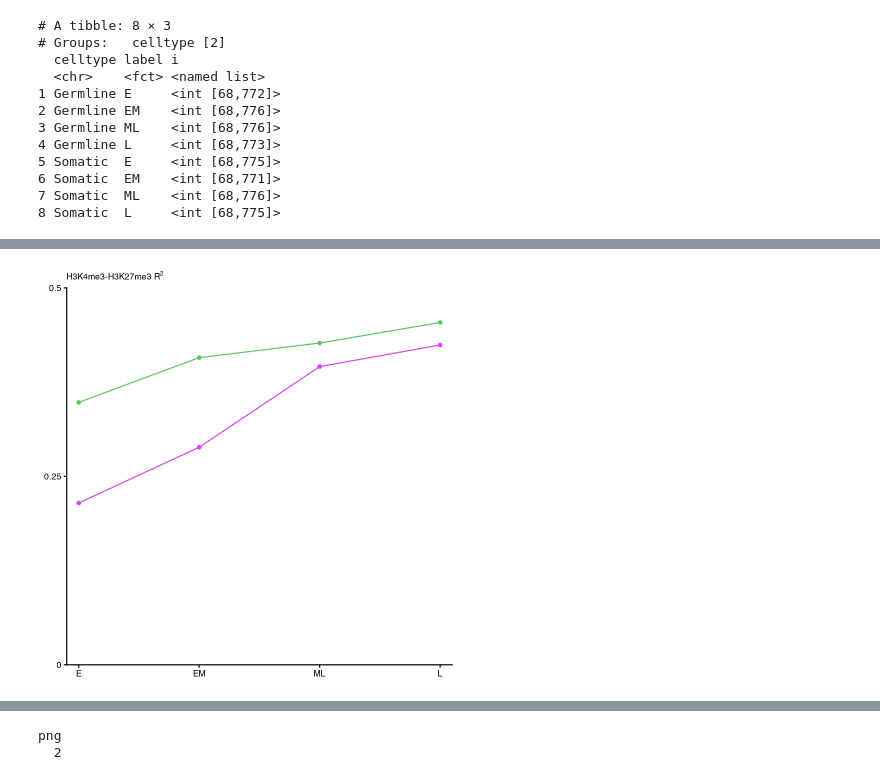
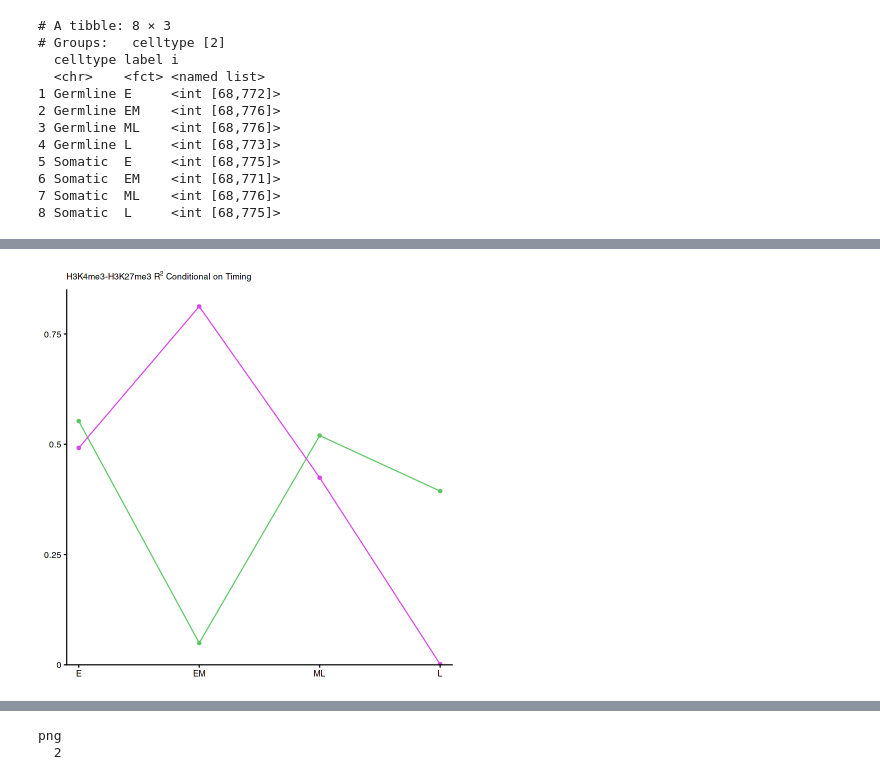
Before and after one commit to ringw/Upd-Germline-Genomics, a Jupyter notebook: illustrations/HistoneCodeReplicationCode.ipynb, the cells around one changed output, grey strips where cells are left out. Saved outputs shown, nothing was run; the diff lists cells and outputs as text; code cells hidden in the pictures.

Commit message:
Update the replication code by considering repli.chic.projection.profile

```diff
--- a/illustrations/HistoneCodeReplicationCode.ipynb
+++ b/illustrations/HistoneCodeReplicationCode.ipynb
@@ -49,0 +140,28 @@ tar_load(
+# %%
+trend_fit <- tibble(
+  bind_rows(
+    list(
+      Germline = as.data.frame(repli.chic.projection.profile_Germline_chr),
+      Somatic = as.data.frame(repli.chic.projection.profile_Somatic_chr)
+    ),
+    .id = "celltype"
+  ),
+  label = cut(repli, c(-Inf, -0.5, 0, 0.5, Inf)) %>%
+    `levels<-`(value = c("L", "ML", "EM", "E")) %>%
+    fct_relevel(c("E", "EM", "ML", "L")),
+) %>%
+  subset(sample_size_bp >= 500, select=c(celltype, label, repli, H3K4, H3K27, sample_size_bp)) %>%
+  group_by(celltype, label) %>%
+  summarise(
+    lm = lm(
+      log(H3K27) ~ log(H3K4),
+      weights = sample_size_bp
+    ) %>%
+      list(),
+    R = coef(lm[[1]])[2] / (
+      sqrt(weighted.mean(log(H3K27)^2 - weighted.mean(log(H3K27), sample_size_bp)^2, sample_size_bp)) /
+        sqrt(weighted.mean(log(H3K4)^2 - weighted.mean(log(H3K4), sample_size_bp)^2, sample_size_bp))
+    ),
+    R2 = R^2
+  ) %>%
+  print()
@@ -372,21 +576,21 @@ F-statistic: 3.589e+04 on 3 and 136269 DF,  p-value: < 2.2e-16
 # %%
 library(cowplot)
-corrplot <- ggplot(correlations, aes(label)) +
-  geom_line(aes(y = R_Germline^2, group = 1), color = chic_line_track_colors$germline) +
-  geom_point(aes(y = R_Germline^2), color = chic_line_track_colors$germline) +
-  geom_line(aes(y = R_Somatic^2, group = 1), color = chic_line_track_colors$somatic) +
-  geom_point(aes(y = R_Somatic^2), color = chic_line_track_colors$somatic) +
-  scale_y_continuous(breaks = c(0, 0.25, 0.5), labels = c("0", "0.25", "0.5")) +
-  coord_cartesian(c(0.9, 4.1), c(0, 0.5), ex=F) +
-  labs(title=bquote("H3K4me3-H3K27me3 R"^2), x = NULL, y = NULL) +
+corrplot <- ggplot(trend_fit, aes(label, R2)) +
+  geom_line(aes(group = 1),data = \(data) data %>% subset(celltype == "Germline"), color = chic_line_track_colors$germline) +
+  geom_point(data = \(data) data %>% subset(celltype == "Germline"), color = chic_line_track_colors$germline) +
+  geom_line(aes(group = 1),data = \(data) data %>% subset(celltype == "Somatic"), color = chic_line_track_colors$somatic) +
+  geom_point(data = \(data) data %>% subset(celltype == "Somatic"), color = chic_line_track_colors$somatic) +
+  scale_y_continuous(breaks = c(0, 0.25, 0.5, 0.75), labels = as.numeric) +
+  coord_cartesian(c(0.9, 4.1), c(0, 0.85), ex=F) +
+  labs(title=bquote("H3K4me3-H3K27me3 R"^2*" Conditional on Timing"), x = NULL, y = NULL) +
   theme_cowplot() +
   theme(
     axis.text = element_text(size = 10),
     plot.title = element_text(size = 10)
   )
 corrplot
 # %% [output]
-[figure, old version]
+[figure, new version]
 # %%
 library(egg)
 library(grid)
```
Also changed, not shown: parts of 17 cells of this notebook.
